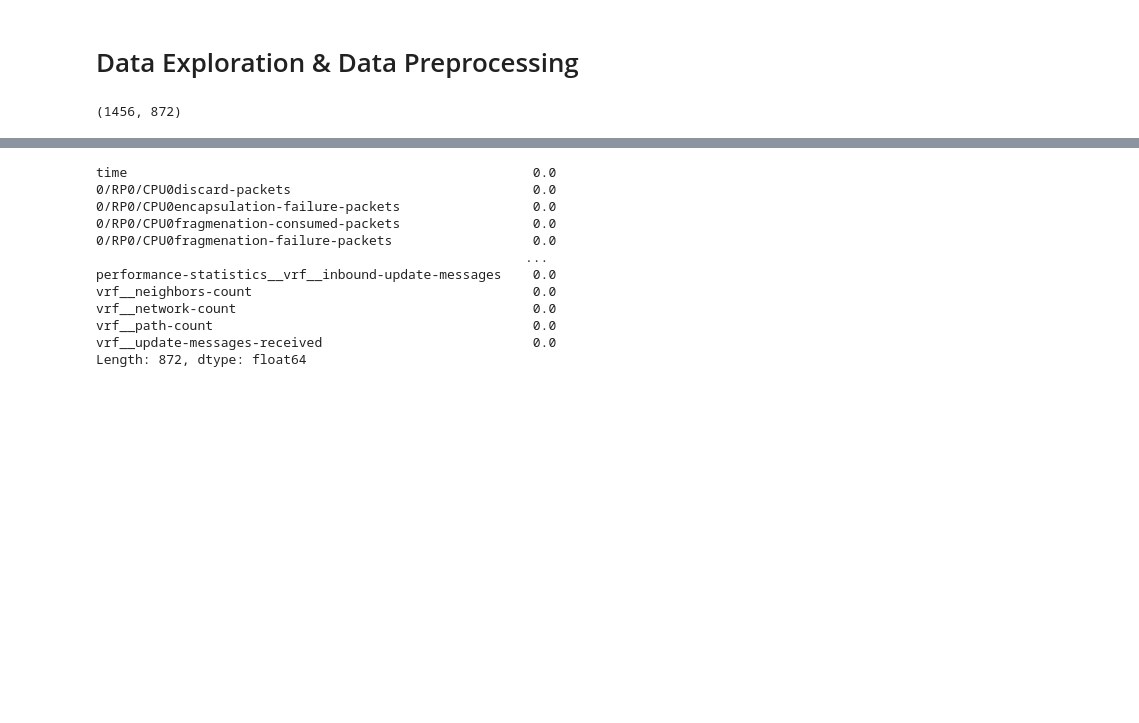
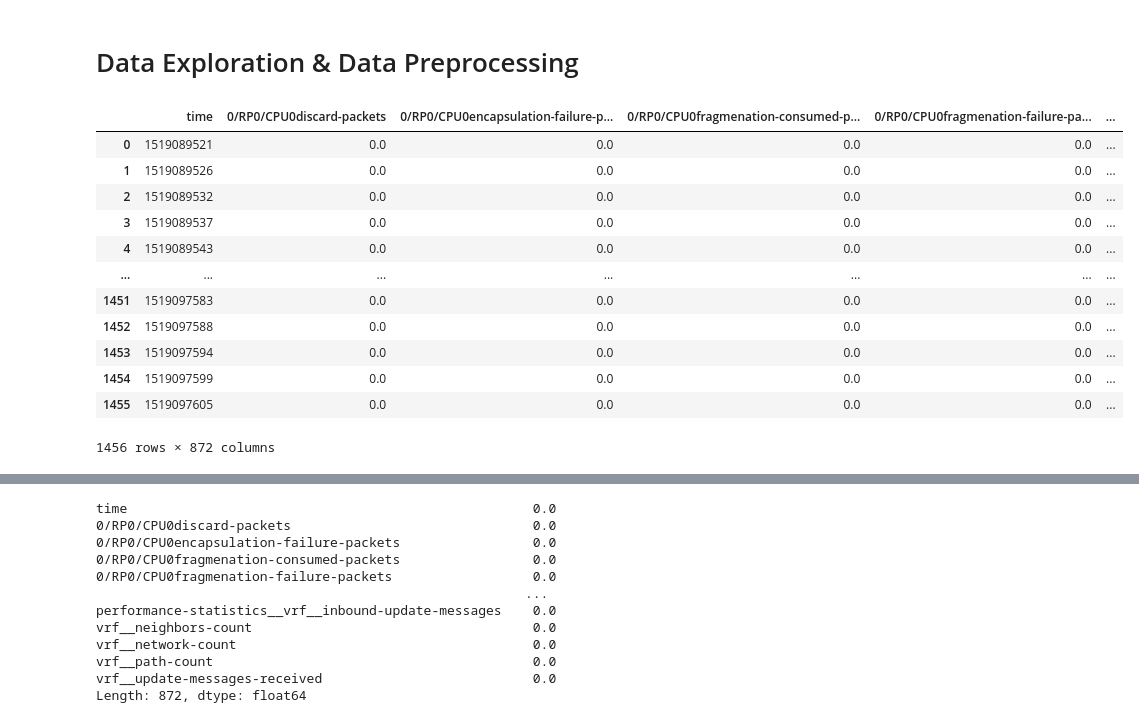
Before and after one commit to dreamdcoder/Dissertation, a Jupyter notebook: Data_ML.ipynb, the cells around one changed output, grey strips where cells are left out. Drawn from its saved outputs; the diff is of its cells as text; code cells hidden in the pictures; blank space fills up the shorter version.

```diff
--- a/Data_ML.ipynb
+++ b/Data_ML.ipynb
@@ -24,10 +25,22 @@ leaf1=pd.read_csv(r"..\Dissertation\Data\leaf1bgpclear_apptraffic_2hourRun.csv"\
               ).dropna().drop('Unnamed: 0', axis=1)
 # %% [markdown]
 # Data Exploration & Data Preprocessing
-# %%
-print(leaf1.shape)
-# %% [output]
-(1456, 872)
+# %%
+leaf1
+# %% [output]
+|  | time | 0/RP0/CPU0discard-packets | 0/RP0/CPU0encapsulation-failure-p... | 0/RP0/CPU0fragmenation-consumed-p... | 0/RP0/CPU0fragmenation-failure-pa... | ... |
+| 0 | 1519089521 | 0.0 | 0.0 | 0.0 | 0.0 | ... |
+| 1 | 1519089526 | 0.0 | 0.0 | 0.0 | 0.0 | ... |
+| 2 | 1519089532 | 0.0 | 0.0 | 0.0 | 0.0 | ... |
+| 3 | 1519089537 | 0.0 | 0.0 | 0.0 | 0.0 | ... |
+| 4 | 1519089543 | 0.0 | 0.0 | 0.0 | 0.0 | ... |
+| ... | ... | ... | ... | ... | ... | ... |
+| 1451 | 1519097583 | 0.0 | 0.0 | 0.0 | 0.0 | ... |
+| 1452 | 1519097588 | 0.0 | 0.0 | 0.0 | 0.0 | ... |
+| 1453 | 1519097594 | 0.0 | 0.0 | 0.0 | 0.0 | ... |
+| 1454 | 1519097599 | 0.0 | 0.0 | 0.0 | 0.0 | ... |
+| 1455 | 1519097605 | 0.0 | 0.0 | 0.0 | 0.0 | ... |
+1456 rows × 872 columns
 # %%
 leaf1.describe(include='all')
 # %% [output]
```
Also changed, not shown: parts of 16 cells of this notebook, 27 other files.
